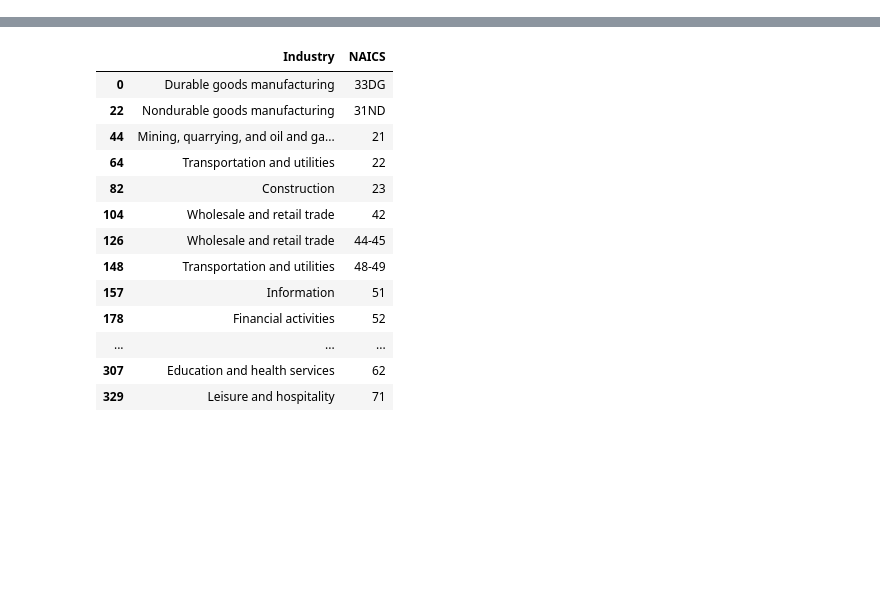
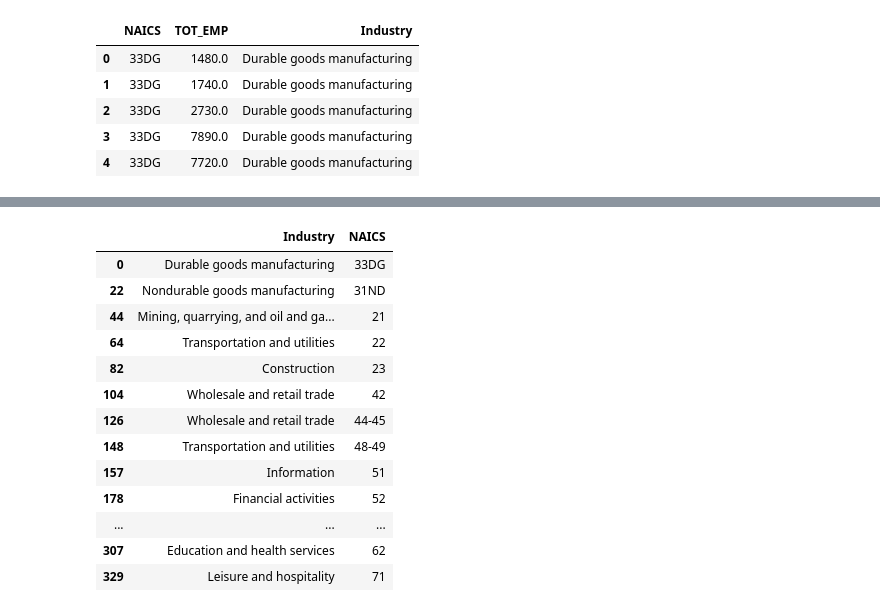
Before and after one commit to hs97/UnemploymentNetwork, a Jupyter notebook: new_code/occupation.ipynb, the cells around one changed output, grey strips where cells are left out. Saved outputs shown, nothing was run; the diff lists cells and outputs as text; code cells hidden in the pictures; blank space fills up the shorter version.

```diff
--- a/new_code/occupation.ipynb
+++ b/new_code/occupation.ipynb
@@ -6,0 +57,11 @@ from matplotlib.colors import LogNorm, Normalize
+# %%
+hr = pd.concat([hr_3d, hr])
+hr = pd.merge(hr, ind_dict, on='NAICS_TITLE', how='inner').drop(columns=['NAICS_TITLE'])
+hr.head()
+# %% [output]
+|  | NAICS | TOT_EMP | Industry |
+| 0 | 33DG | 1480.0 | Durable goods manufacturing |
+| 1 | 33DG | 1740.0 | Durable goods manufacturing |
+| 2 | 33DG | 2730.0 | Durable goods manufacturing |
+| 3 | 33DG | 7890.0 | Durable goods manufacturing |
+| 4 | 33DG | 7720.0 | Durable goods manufacturing |
```
Also changed, not shown: parts of 8 cells of this notebook, 1 other file.
